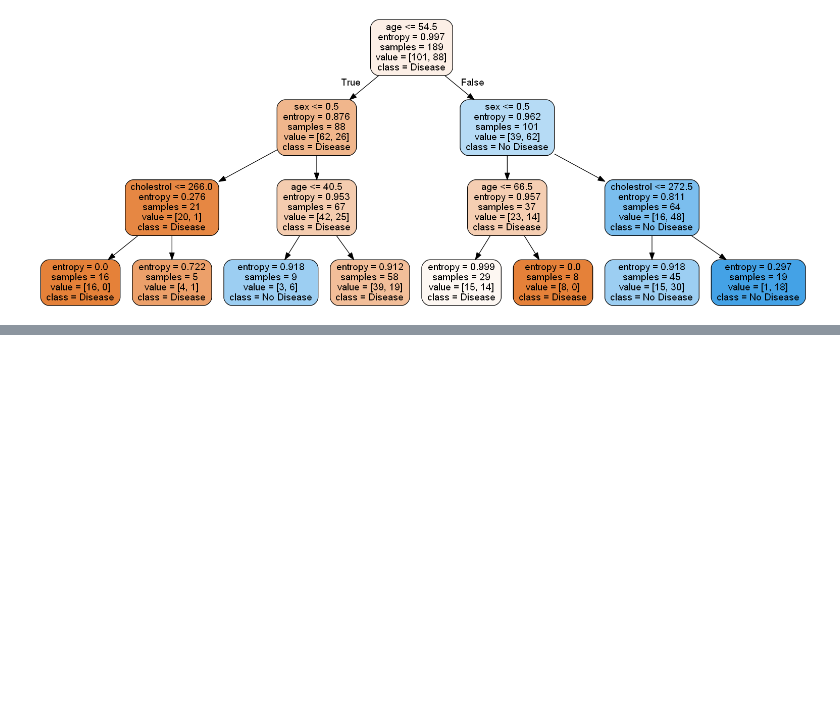
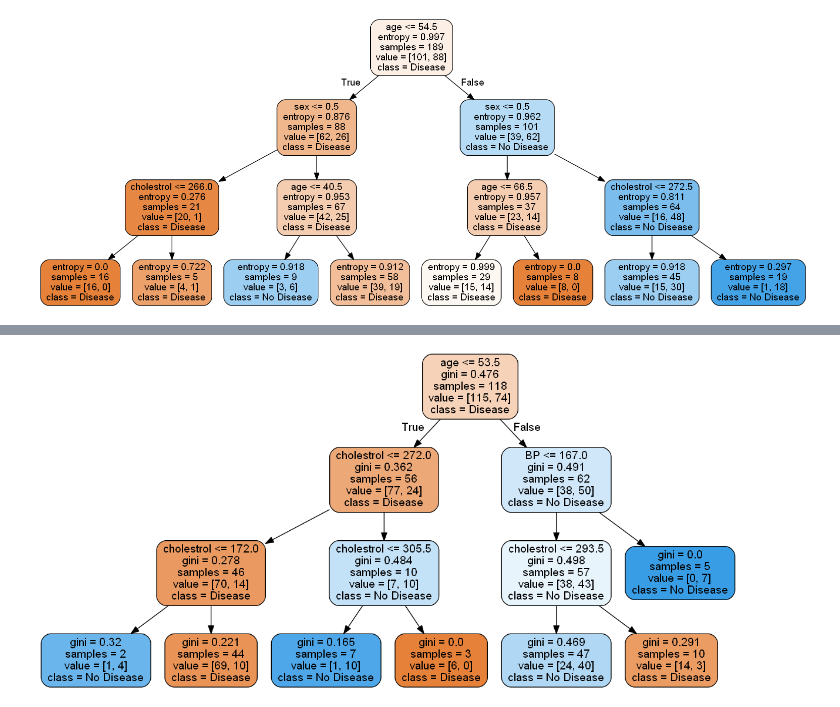
Before and after one commit to Punya-B-R/Heart-Disease-Predictor, a Jupyter notebook: Heart+Disease+Prediction.ipynb, the cells around one changed output, grey strips where cells are left out. Saved outputs shown, nothing was run; the diff lists cells and outputs as text; code cells hidden in the pictures; blank space fills up the shorter version.

```diff
--- a/Heart+Disease+Prediction.ipynb
+++ b/Heart+Disease+Prediction.ipynb
@@ -322,0 +345,5 @@ Image(gph.create_png())
+# %%
+gph = get_dt_graph(rf.estimators_[2])
+Image(gph.create_png(), width=700, height=700)
+# %% [output]
+[figure, added]
```
Also changed, not shown: parts of 30 cells of this notebook.
